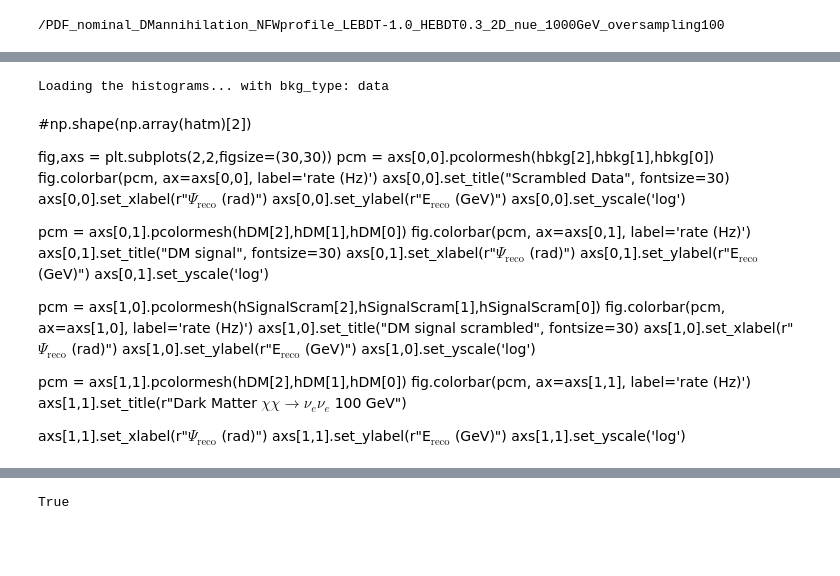
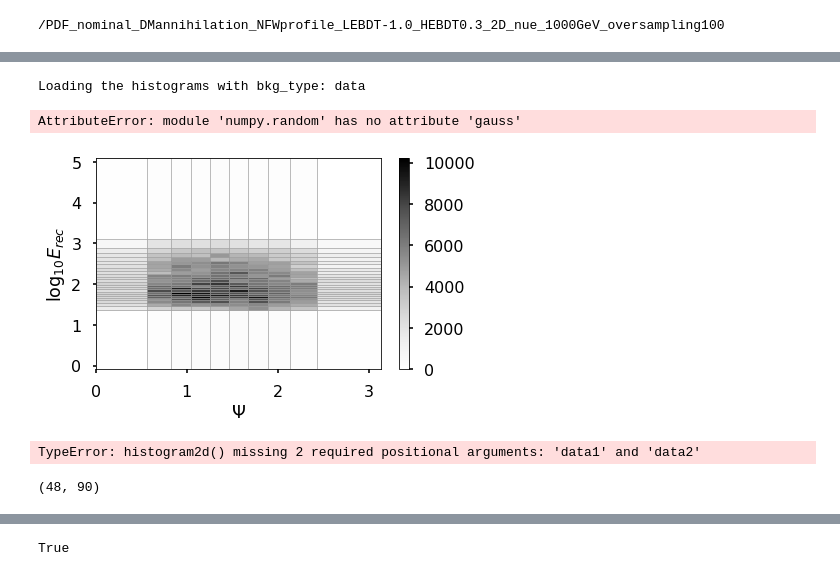
Before and after one commit to zemrude/NeutrinoLines, a Jupyter notebook: python/SensitivityCalculation_xi.ipynb, the cells around one changed output, grey strips where cells are left out. Cells and saved outputs as stored; diff of their text form; code cells hidden in the pictures; blank space fills up the shorter version.

```diff
--- a/python/SensitivityCalculation_xi.ipynb
+++ b/python/SensitivityCalculation_xi.ipynb
@@ -42,7 +50,7 @@ systematics = "nominal"
 
 mass = 1000
 if mass in LEmasses:
-    LECut,HECut = LECut
+    LECut,HECut = LECuts
 else:
     LECut,HECut = HECuts
 print (LECut, HECut)
@@ -73,9 +93,19 @@ print (base_path+'PDFs/ScrambledSignal/'+mode+'/'+'/PDF_DM_FullSkyScrambled_'+mo
 # %%
 bkg_type = 'data'
-print ("Loading the histograms... with bkg_type: %s"%bkg_type)
-bkg_file = base_path+'PDFs/Data_scrambledFullSky/PDF_Data_ScrambleFullSky_LEBDT'+str(LECut)+'_HEBDT'+str(HECut)+'_2D'
-bkg_file_quad = bkg_file
-h_Bkg = np.load(bkg_file+'.pkl','r', allow_pickle=True, encoding='latin1')
-h_Bkg_quad = h_Bkg
+print ("Loading the histograms with bkg_type: %s"%bkg_type)
+bkg_file = os.path.join(base_path, "PDFs", "Data_scrambledFullSky", 'PDF_Data_ScrambleFullSky_LEBDT'+str(LECut)+'_HEBDT'+str(HECut)+'_2D_physt.pkl')
 # %% [output]
-Loading the histograms... with bkg_type: data
+Loading the histograms with bkg_type: data
+# %%
+h_PDF = np.load(bkg_file,'r', allow_pickle=True, encoding='latin1')
+# %%
+h_Bkg = h_PDF[0] #This is the numpy pdf as usual
+hp_Bkg = h_PDF[1] #This is the physt object
+
+hp_Bkg.plot(density=True, errors=True)
+
+np.random.gauss(231)
+print (hp_Bkg.bins)
+# %% [output]
+AttributeError: module 'numpy.random' has no attribute 'gauss'
+[figure, added]
@@ -81,0 +120,7 @@ Loading the histograms... with bkg_type: data
+# %%
+#hp_Bkg_W2.frequencies = ffrec
+
+hp_Bkg_W2 = h2(frequencies = ffrec)
+print(np.sum(hp_Bkg_W2.frequencies))
+# %% [output]
+TypeError: histogram2d() missing 2 required positional arguments: 'data1' and 'data2'
@@ -82,3 +129,7 @@ Loading the histograms... with bkg_type: data
+# %%
+np.shape(h_Bkg_W2[0])
+# %% [output]
+(48, 90)
 # %%
 from utils import merge_bins
 # %%
@@ -102,34 +149,0 @@ hbkg_quad   = merge_bins(h_Bkg_quad, 1.,bins_merge_E, bins_merge_Psi)
-# %% [markdown]
-
-
-#np.shape(np.array(hatm)[2])
-
-fig,axs = plt.subplots(2,2,figsize=(30,30))
-pcm = axs[0,0].pcolormesh(hbkg[2],hbkg[1],hbkg[0])
-fig.colorbar(pcm, ax=axs[0,0], label='rate (Hz)')
-axs[0,0].set_title("Scrambled Data", fontsize=30)
-axs[0,0].set_xlabel(r"$\Psi_{\mathrm{reco}}$ (rad)")
-axs[0,0].set_ylabel(r"E$_{\mathrm{reco}}$ (GeV)")
-axs[0,0].set_yscale('log')
-
-pcm = axs[0,1].pcolormesh(hDM[2],hDM[1],hDM[0])
-fig.colorbar(pcm, ax=axs[0,1], label='rate (Hz)')
-axs[0,1].set_title("DM signal", fontsize=30)
-axs[0,1].set_xlabel(r"$\Psi_{\mathrm{reco}}$ (rad)")
-axs[0,1].set_ylabel(r"E$_{\mathrm{reco}}$ (GeV)")
-axs[0,1].set_yscale('log')
-
-pcm = axs[1,0].pcolormesh(hSignalScram[2],hSignalScram[1],hSignalScram[0])
-fig.colorbar(pcm, ax=axs[1,0], label='rate (Hz)')
-axs[1,0].set_title("DM signal scrambled", fontsize=30)
-axs[1,0].set_xlabel(r"$\Psi_{\mathrm{reco}}$ (rad)")
-axs[1,0].set_ylabel(r"E$_{\mathrm{reco}}$ (GeV)")
-axs[1,0].set_yscale('log')
-
-pcm = axs[1,1].pcolormesh(hDM[2],hDM[1],hDM[0])
-fig.colorbar(pcm, ax=axs[1,1], label='rate (Hz)')
-axs[1,1].set_title(r"Dark Matter $\chi\chi \rightarrow \nu_e \nu_e$ 100 GeV")
-
-axs[1,1].set_xlabel(r"$\Psi_{\mathrm{reco}}$ (rad)")
-axs[1,1].set_ylabel(r"E$_{\mathrm{reco}}$ (GeV)")
-axs[1,1].set_yscale('log')
```
Also changed, not shown: parts of 19 cells of this notebook, 20 other files.
